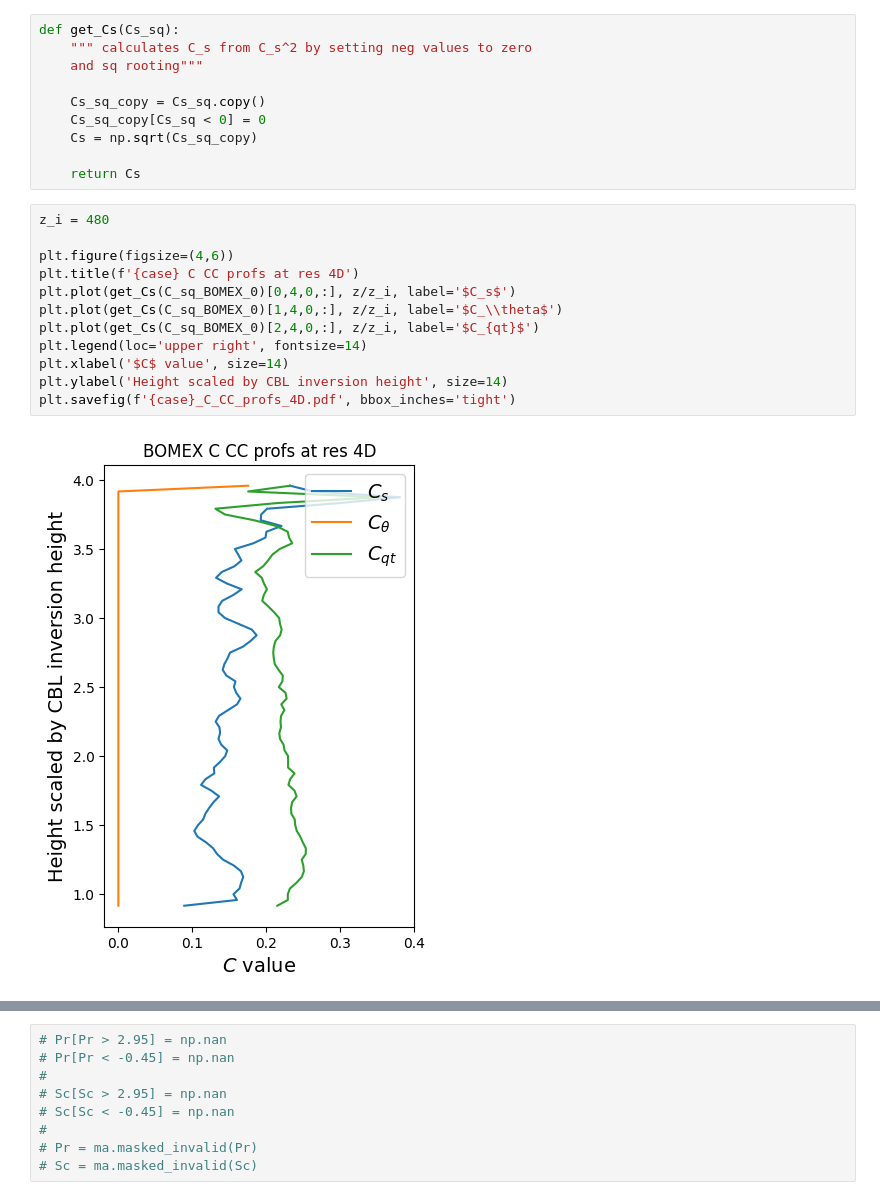
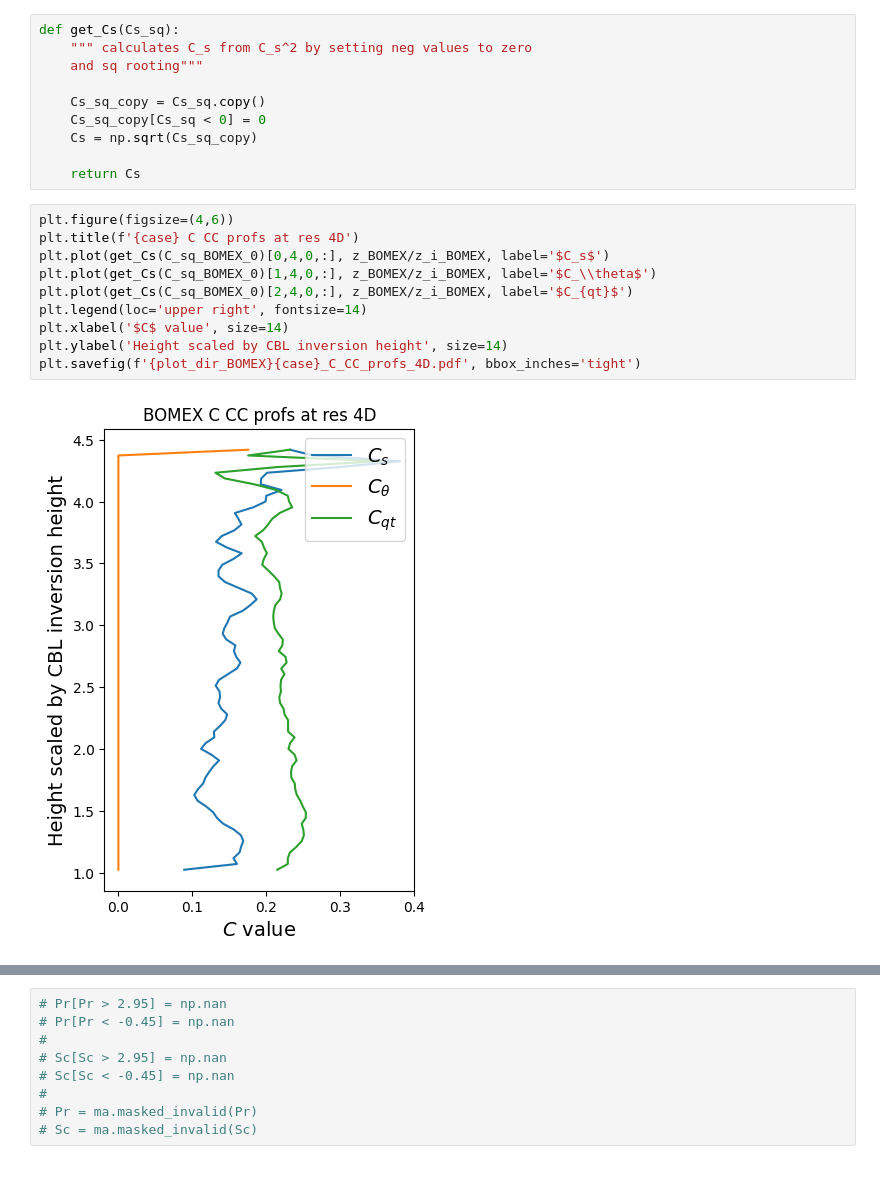
Before and after one commit to a-power/LES_analysis, a Jupyter notebook: updated_C_profs.ipynb, the cells around one changed output, grey strips where cells are left out. Drawn from its saved outputs; the diff is of its cells as text.

```diff
--- a/updated_C_profs.ipynb
+++ b/updated_C_profs.ipynb
@@ -119,19 +123,17 @@ def get_Cs(Cs_sq):
 
     return Cs
 # %%
-z_i = 480
-
 plt.figure(figsize=(4,6))
 plt.title(f'{case} C CC profs at res 4D')
-plt.plot(get_Cs(C_sq_BOMEX_0)[0,4,0,:], z/z_i, label='$C_s$')
-plt.plot(get_Cs(C_sq_BOMEX_0)[1,4,0,:], z/z_i, label='$C_\\theta$')
-plt.plot(get_Cs(C_sq_BOMEX_0)[2,4,0,:], z/z_i, label='$C_{qt}$')
+plt.plot(get_Cs(C_sq_BOMEX_0)[0,4,0,:], z_BOMEX/z_i_BOMEX, label='$C_s$')
+plt.plot(get_Cs(C_sq_BOMEX_0)[1,4,0,:], z_BOMEX/z_i_BOMEX, label='$C_\\theta$')
+plt.plot(get_Cs(C_sq_BOMEX_0)[2,4,0,:], z_BOMEX/z_i_BOMEX, label='$C_{qt}$')
 plt.legend(loc='upper right', fontsize=14)
 plt.xlabel('$C$ value', size=14)
 plt.ylabel('Height scaled by CBL inversion height', size=14)
-plt.savefig(f'{case}_C_CC_profs_4D.pdf', bbox_inches='tight')
+plt.savefig(f'{plot_dir_BOMEX}{case}_C_CC_profs_4D.pdf', bbox_inches='tight')
 # %% [output]
-[figure, old version]
+[figure, new version]
 # %%
 plot_C_all_Deltas(C_sq_BOMEX_0[0,0,...], C_sq_BOMEX_0[1,0,...], C_sq_BOMEX_0[2,0,...], z_BOMEX, z_i_BOMEX, set_labels, 'domain average', plot_dir_BOMEX)
 # %% [output]
```
Also changed, not shown: parts of 18 cells of this notebook.
